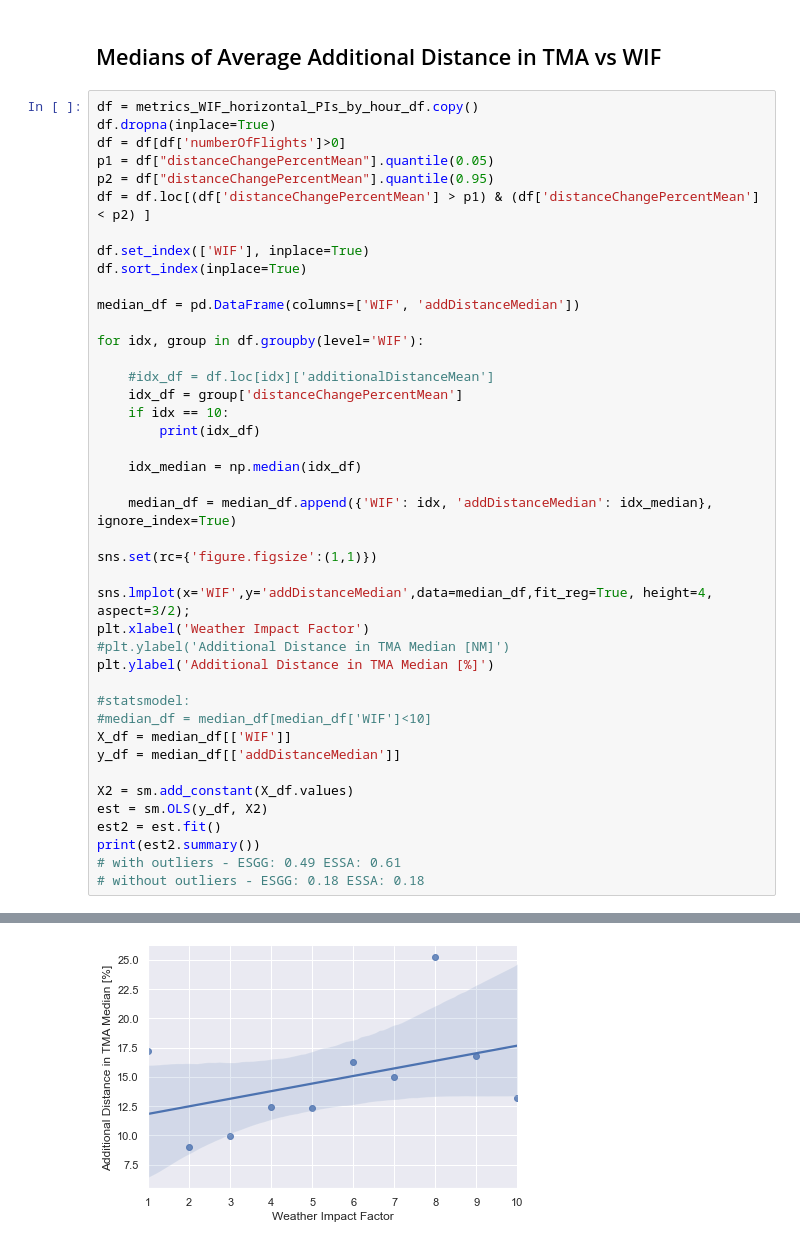
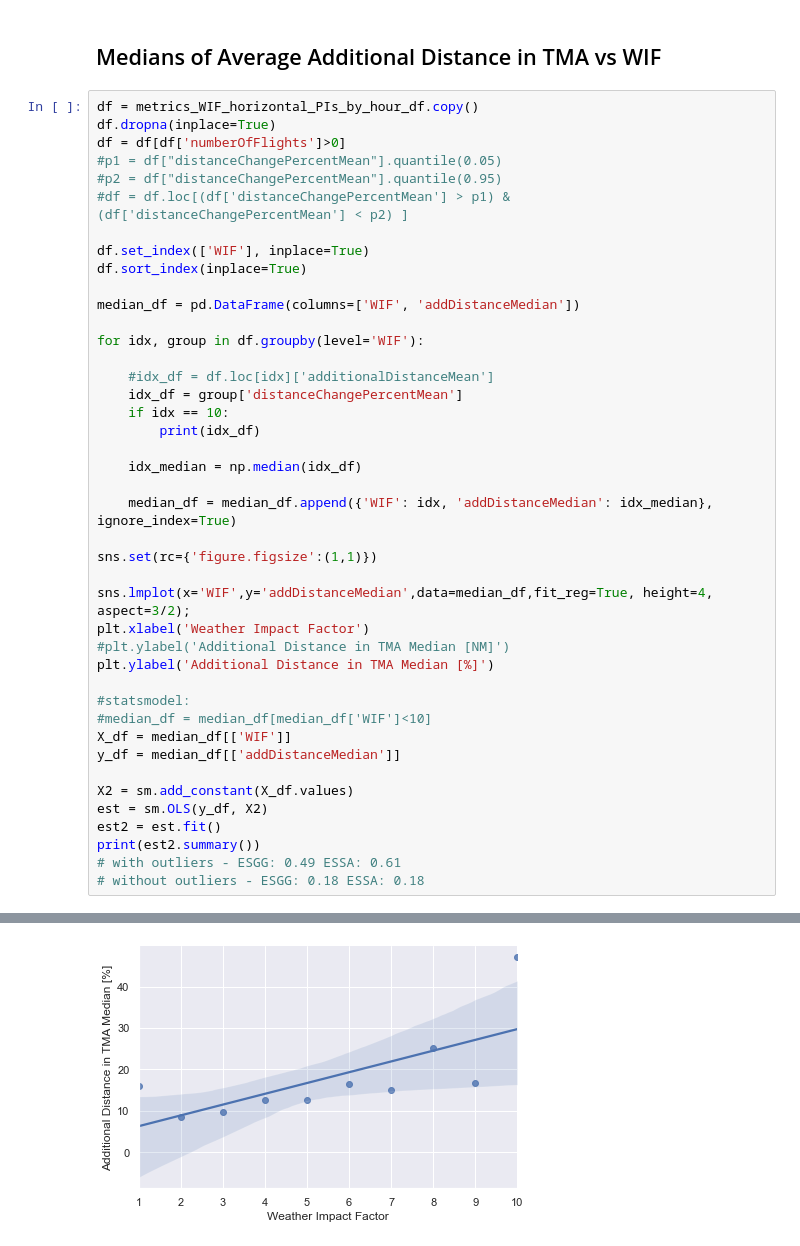
Before and after one commit to anlemett/FlightEfficiencyJournal, a Jupyter notebook: Jupyter/Regression/horizontal_PIs_medians_vs_impact_factors.ipynb, the cells around one changed output, grey strips where cells are left out. Drawn from its saved outputs; the diff is of its cells as text.

```diff
--- a/Jupyter/Regression/horizontal_PIs_medians_vs_impact_factors.ipynb
+++ b/Jupyter/Regression/horizontal_PIs_medians_vs_impact_factors.ipynb
@@ -115,9 +115,9 @@ Notes:
 df = metrics_WIF_horizontal_PIs_by_hour_df.copy()
 df.dropna(inplace=True)
 df = df[df['numberOfFlights']>0]
-p1 = df["distanceChangePercentMean"].quantile(0.05)
-p2 = df["distanceChangePercentMean"].quantile(0.95)
-df = df.loc[(df['distanceChangePercentMean'] > p1) & (df['distanceChangePercentMean'] < p2) ]
+#p1 = df["distanceChangePercentMean"].quantile(0.05)
+#p2 = df["distanceChangePercentMean"].quantile(0.95)
+#df = df.loc[(df['distanceChangePercentMean'] > p1) & (df['distanceChangePercentMean'] < p2) ]
 
 df.set_index(['WIF'], inplace=True)
 df.sort_index(inplace=True)
@@ -170,5 +170,5 @@ Model:                            OLS   Adj. R-squared:                  0.076
 ==============================================================================
 
 Notes:
 [1] Standard Errors assume that the covariance matrix of the errors is correctly specified.
-[figure, old version]
+[figure, new version]
```
Also changed, not shown: parts of 4 cells of this notebook, 2 other files.
